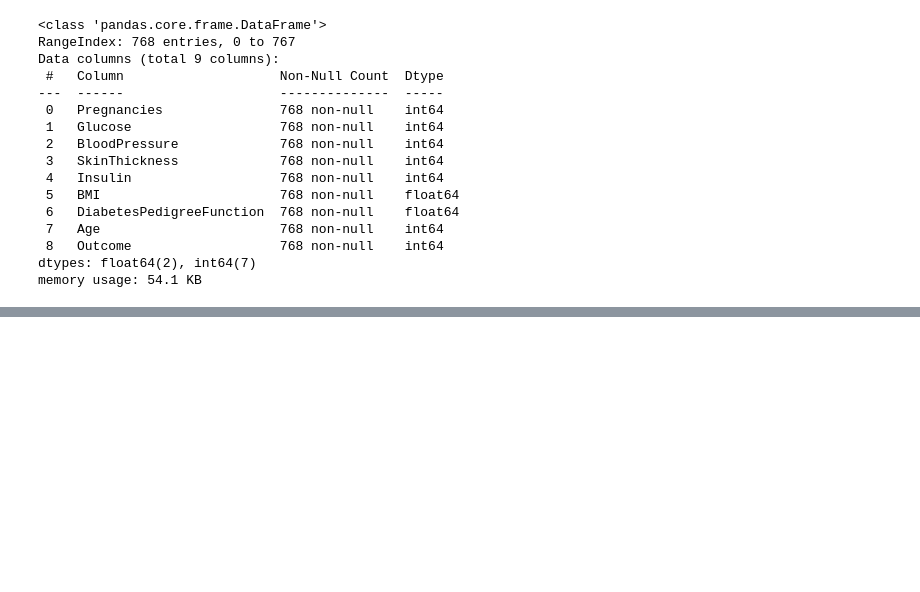
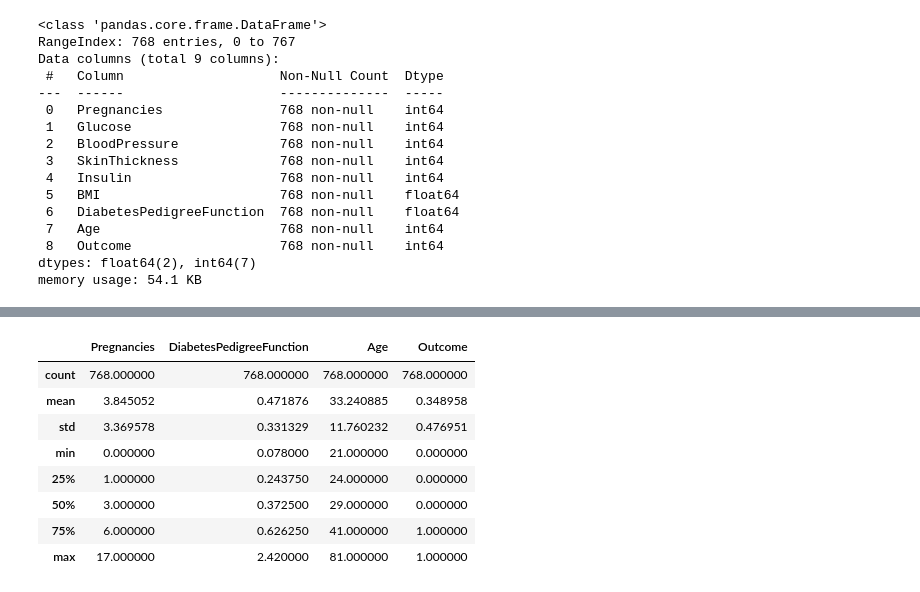
Before and after one commit to seonwoojh/Machine-Learning-Tutorial-With-Python, a Jupyter notebook: 09_PerfectGuide_피마_인디언_당뇨병_예측.ipynb, the cells around one changed output, grey strips where cells are left out. Cells and saved outputs as stored; diff of their text form; code cells hidden in the pictures; blank space fills up the shorter version.

```diff
--- a/09_PerfectGuide_피마_인디언_당뇨병_예측.ipynb
+++ b/09_PerfectGuide_피마_인디언_당뇨병_예측.ipynb
@@ -196,0 +146,12 @@ TypeError: ignored
+# %%
+df.describe()
+# %% [output]
+|  | Pregnancies | DiabetesPedigreeFunction | Age | Outcome |
+| count | 768.000000 | 768.000000 | 768.000000 | 768.000000 |
+| mean | 3.845052 | 0.471876 | 33.240885 | 0.348958 |
+| std | 3.369578 | 0.331329 | 11.760232 | 0.476951 |
+| min | 0.000000 | 0.078000 | 21.000000 | 0.000000 |
+| 25% | 1.000000 | 0.243750 | 24.000000 | 0.000000 |
+| 50% | 3.000000 | 0.372500 | 29.000000 | 0.000000 |
+| 75% | 6.000000 | 0.626250 | 41.000000 | 1.000000 |
+| max | 17.000000 | 2.420000 | 81.000000 | 1.000000 |
```
Also changed, not shown: parts of 22 cells of this notebook.
